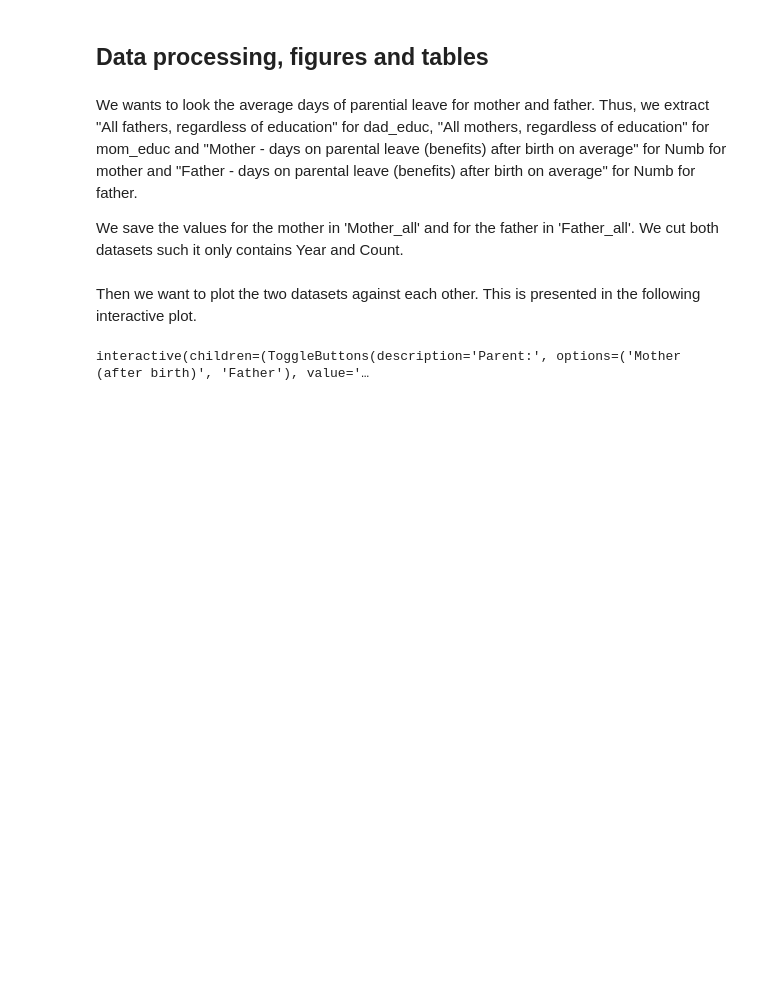
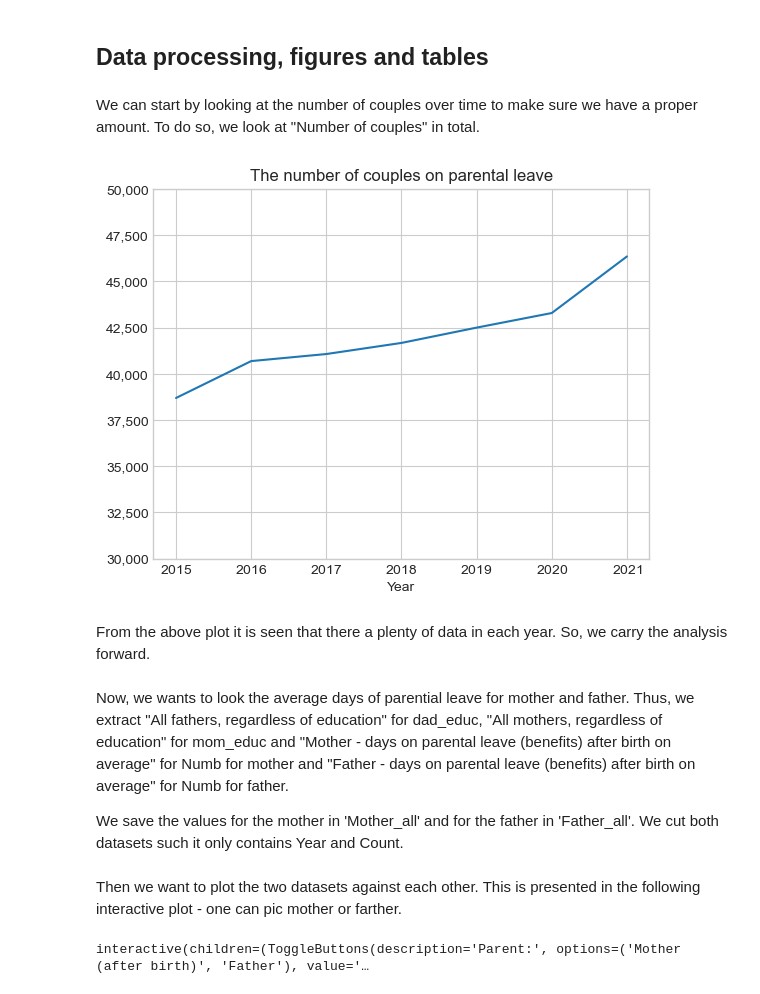
Before and after one commit to NumEconCopenhagen/projects-2023-cbjk, a Jupyter notebook: dataproject/dataproject.ipynb, the cells around one changed output. Saved outputs shown, nothing was run; the diff lists cells and outputs as text; code cells hidden in the pictures; blank space fills up the shorter version.

```diff
--- a/dataproject/dataproject.ipynb
+++ b/dataproject/dataproject.ipynb
@@ -91,15 +95,34 @@ barsel_true['Year'] = barsel_true['Year'].astype(int)
 barsel_true['Count'] = barsel_true['Count'].astype(float)
 # %% [markdown]
 ## Data processing, figures and tables
+# %% [markdown]
+We can start by looking at the number of couples over time to make sure we have a proper amount. To do so, we look at "Number of couples" in total.
+# %%
+# a. extract the number of couples in total
+number = data.numb_parent(barsel_true)
+
+# b. plot the number of couples in total
+fig = plt.figure()
+ax = fig.add_subplot(1,1,1)
+ax.plot(number['Year'], number['Count'], '-')
+ax.set_ylim(30000, 50000)
+ax.set_xlabel('Year')
+ax.set_title('The number of couples on parental leave');
+# i. set the y-axis to show the numbers in thousands
+ax.yaxis.set_major_formatter(ticker.FuncFormatter(lambda y, pos: format(int(y), ',')))
+# %% [output]
+[figure, added]
+# %% [markdown]
+From the above plot it is seen that there a plenty of data in each year. So, we carry the analysis forward.
 # %% [markdown]
-We wants to look the average days of parential leave for mother and father. Thus, we extract "All fathers, regardless of education" for dad_educ, "All mothers, regardless of education" for mom_educ and "Mother - days on parental leave (benefits) after birth on average" for Numb for mother and "Father - days on parental leave (benefits) after birth on average" for Numb for father.
+Now, we wants to look the average days of parential leave for mother and father. Thus, we extract "All fathers, regardless of education" for dad_educ, "All mothers, regardless of education" for mom_educ and "Mother - days on parental leave (benefits) after birth on average" for Numb for mother and "Father - days on parental leave (benefits) after birth on average" for Numb for father.
 
 We save the values for the mother in 'Mother_all' and for the father in 'Father_all'. We cut both datasets such it only contains Year and Count.
 # %%
 # Extract Father_all and Mother_all from the 'extract_data' function
 Mother_all, Father_all = data.extract_data(barsel_true)
 # %% [markdown]
-Then we want to plot the two datasets against each other. This is presented in the following interactive plot.
+Then we want to plot the two datasets against each other. This is presented in the following interactive plot - one can pic mother or farther.
 # %%
 # a. define the ToggleButtons widget
 options = ['Mother (after birth)', 'Father']
```
Also changed, not shown: parts of 5 cells of this notebook, 3 other files.
